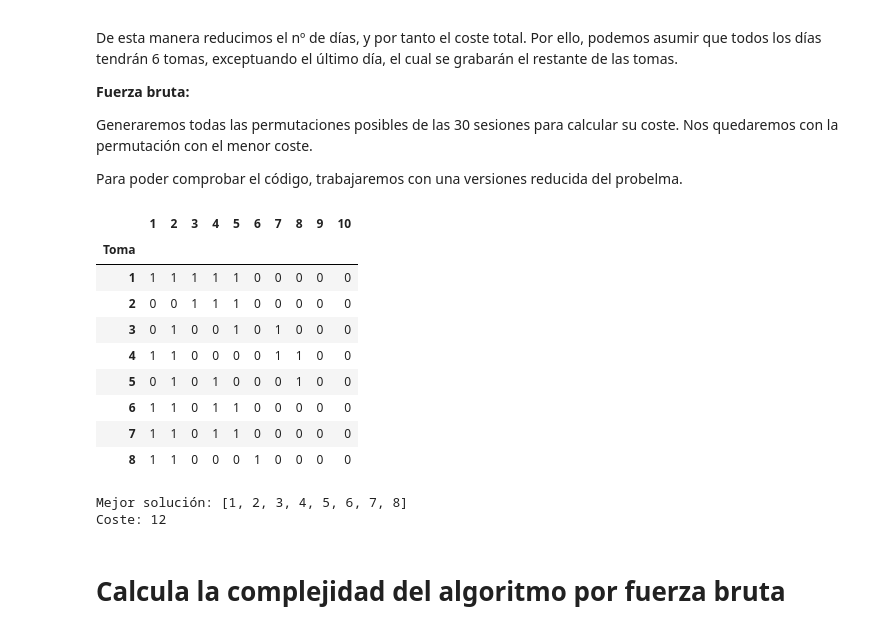
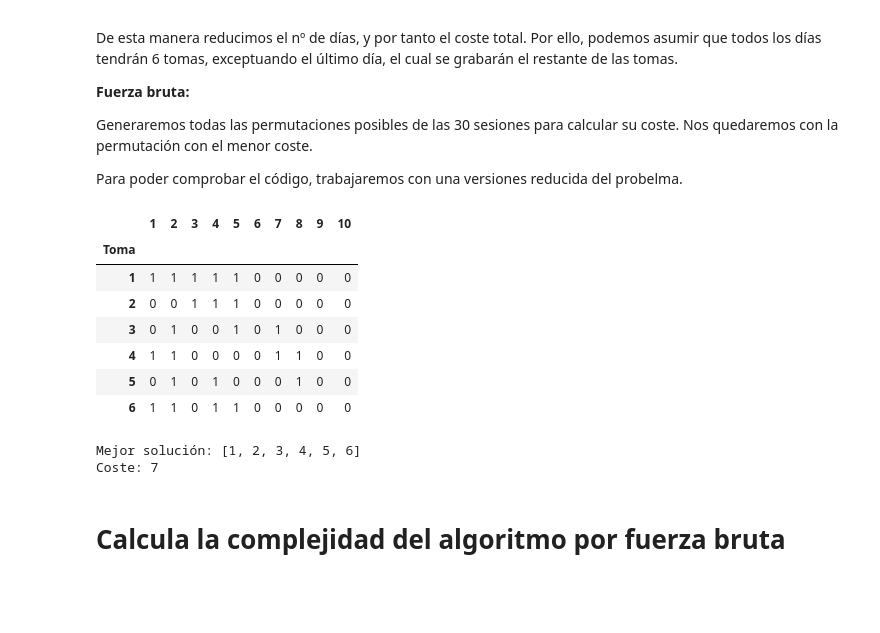
Before and after one commit to osoria80/03MIAR-Algoritmos-de-optimizacion, a Jupyter notebook: Proyecto/Proyecto.ipynb, the cells around one changed output. Saved outputs shown, nothing was run; the diff lists cells and outputs as text; code cells hidden in the pictures; blank space fills up the shorter version.

```diff
--- a/Proyecto/Proyecto.ipynb
+++ b/Proyecto/Proyecto.ipynb
@@ -127,23 +127,21 @@ Para poder comprobar el código, trabajaremos con una versiones reducida del pro
 # %%
 #Realizamos la carga de datos
 import pandas as pd
 df_ini = pd.read_csv('Datos problema doblaje(30 tomas, 10 actores).csv', index_col=0, header=1).iloc[:30,:10]
 df_ini = df_ini.astype(int)
 
 #Utilizamos un dataset más pequeño para hacer comprobaciones
-df=df_ini.iloc[:8,:10]
+df=df_ini.iloc[:6,:10]
 display(df)
 # %% [output]
 |  | 1 | 2 | 3 | 4 | 5 | 6 | 7 | 8 | 9 | 10 |
 | Toma |  |  |  |  |  |  |  |  |  |  |
 | 1 | 1 | 1 | 1 | 1 | 1 | 0 | 0 | 0 | 0 | 0 |
 | 2 | 0 | 0 | 1 | 1 | 1 | 0 | 0 | 0 | 0 | 0 |
 | 3 | 0 | 1 | 0 | 0 | 1 | 0 | 1 | 0 | 0 | 0 |
 | 4 | 1 | 1 | 0 | 0 | 0 | 0 | 1 | 1 | 0 | 0 |
 | 5 | 0 | 1 | 0 | 1 | 0 | 0 | 0 | 1 | 0 | 0 |
 | 6 | 1 | 1 | 0 | 1 | 1 | 0 | 0 | 0 | 0 | 0 |
-| 7 | 1 | 1 | 0 | 1 | 1 | 0 | 0 | 0 | 0 | 0 |
-| 8 | 1 | 1 | 0 | 0 | 0 | 1 | 0 | 0 | 0 | 0 |
 # %%
 #Generamos la primera solución -> Sesiones ordenadas
 solucion_ini = [i for i in range(1, len(df)+1)]
@@ -174,8 +172,8 @@ def permutaciones(solucion, inicio=0):
 permutaciones(solucion_ini)
 print(f"Mejor solución: {solucion_min}\nCoste: {coste_min}")
 # %% [output]
-Mejor solución: [1, 2, 3, 4, 5, 6, 7, 8]
-Coste: 12
+Mejor solución: [1, 2, 3, 4, 5, 6]
+Coste: 7
 # %% [markdown]
 # Calcula la complejidad del algoritmo por fuerza bruta
 # %% [markdown]
```
Also changed, not shown: parts of 10 cells of this notebook.
